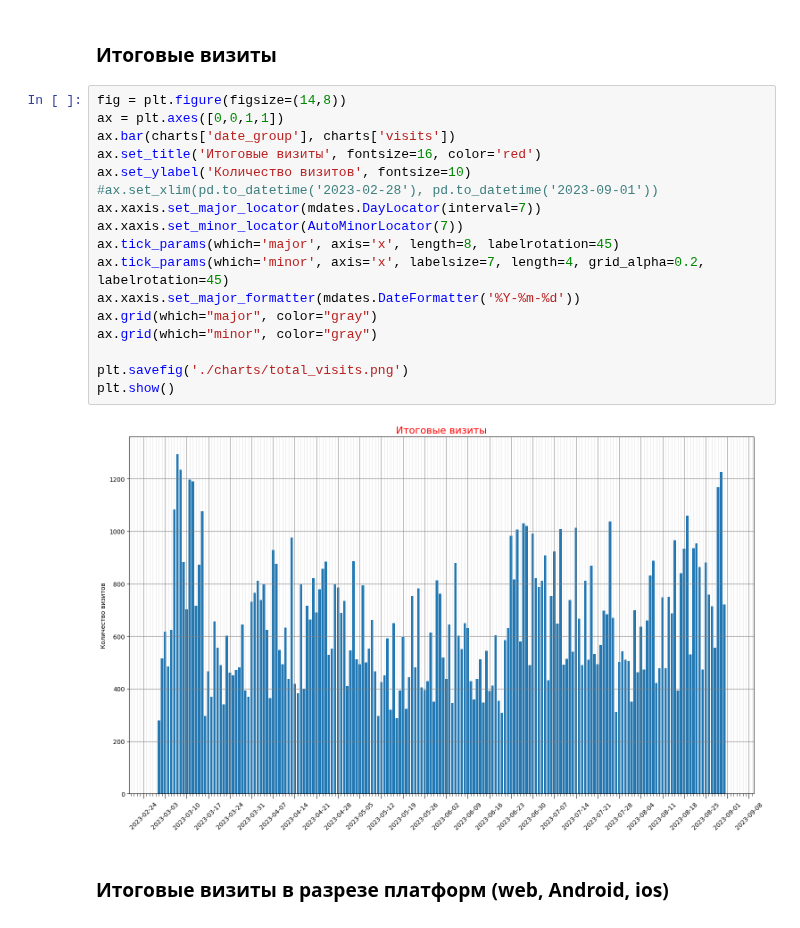
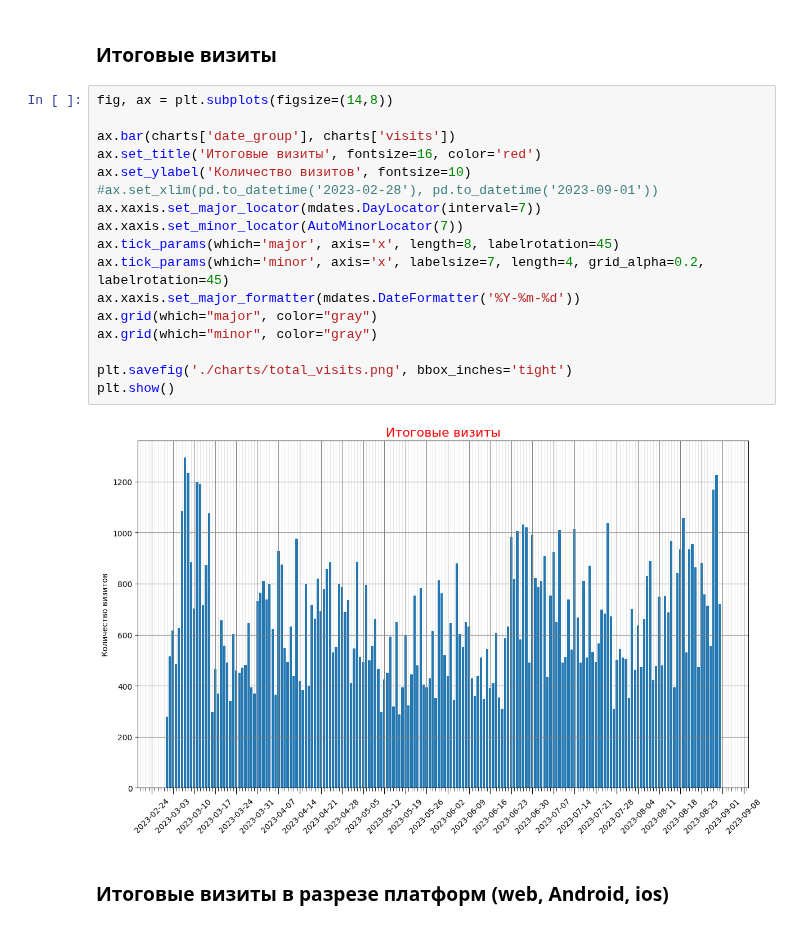
Before and after one commit to MrChelas/data-analytics-project-100, a Jupyter notebook: charts_project.ipynb, the cells around one changed output. Saved outputs shown, nothing was run; the diff lists cells and outputs as text.

```diff
--- a/charts_project.ipynb
+++ b/charts_project.ipynb
@@ -247,24 +245,24 @@ os.makedirs(charts_path, exist_ok=True)
 # %% [markdown]
 ### Итоговые визиты
 # %%
-fig = plt.figure(figsize=(14,8))
-ax = plt.axes([0,0,1,1])
+fig, ax = plt.subplots(figsize=(14,8))
+
 ax.bar(charts['date_group'], charts['visits'])
 ax.set_title('Итоговые визиты', fontsize=16, color='red')
 ax.set_ylabel('Количество визитов', fontsize=10)
 #ax.set_xlim(pd.to_datetime('2023-02-28'), pd.to_datetime('2023-09-01'))
 ax.xaxis.set_major_locator(mdates.DayLocator(interval=7))
 ax.xaxis.set_minor_locator(AutoMinorLocator(7))
 ax.tick_params(which='major', axis='x', length=8, labelrotation=45)
 ax.tick_params(which='minor', axis='x', labelsize=7, length=4, grid_alpha=0.2, labelrotation=45)
 ax.xaxis.set_major_formatter(mdates.DateFormatter('%Y-%m-%d'))
 ax.grid(which="major", color="gray")
 ax.grid(which="minor", color="gray")
 
-plt.savefig('./charts/total_visits.png')
+plt.savefig('./charts/total_visits.png', bbox_inches='tight')
 plt.show()
 # %% [output]
-[figure, old version]
+[figure, new version]
 # %% [markdown]
 ### Итоговые визиты в разрезе платформ (web, Android, ios)
 # %%
```
Also changed, not shown: parts of 9 cells of this notebook.
